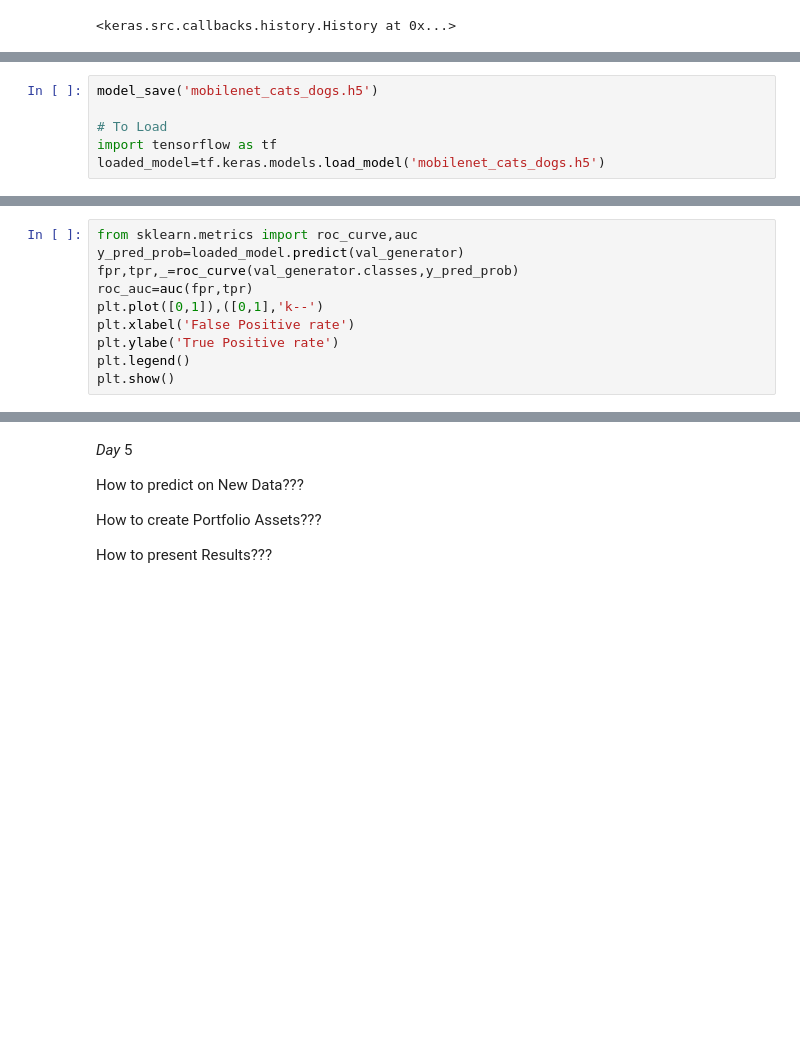
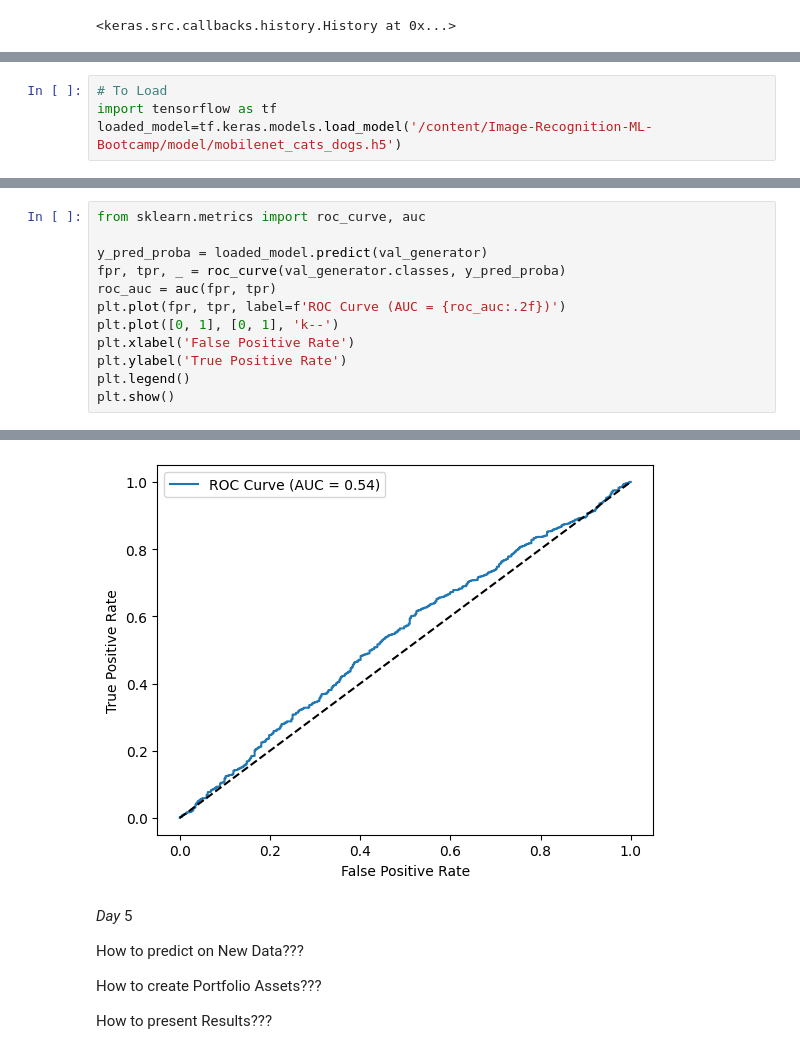
Before and after one commit to snjugunanjenga/Image-Recognition-ML-Bootcamp, a Jupyter notebook: Image_Recognition_5Days_Bootcamp.ipynb, the cells around one changed output, grey strips where cells are left out. Drawn from its saved outputs; the diff is of its cells as text; blank space fills up the shorter version.

```diff
--- a/Image_Recognition_5Days_Bootcamp.ipynb
+++ b/Image_Recognition_5Days_Bootcamp.ipynb
@@ -349,6 +397,4 @@ Epoch 1/3
 # %%
-model_save('mobilenet_cats_dogs.h5')
-
 # To Load
 import tensorflow as tf
-loaded_model=tf.keras.models.load_model('mobilenet_cats_dogs.h5')
+loaded_model=tf.keras.models.load_model('/content/Image-Recognition-ML-Bootcamp/model/mobilenet_cats_dogs.h5')
@@ -355,10 +403,13 @@ loaded_model=tf.keras.models.load_model('mobilenet_cats_dogs.h5')
 # %%
-from sklearn.metrics import roc_curve,auc
-y_pred_prob=loaded_model.predict(val_generator)
-fpr,tpr,_=roc_curve(val_generator.classes,y_pred_prob)
-roc_auc=auc(fpr,tpr)
-plt.plot([0,1]),([0,1],'k--')
-plt.xlabel('False Positive rate')
-plt.ylabe('True Positive rate')
+from sklearn.metrics import roc_curve, auc
+
+y_pred_proba = loaded_model.predict(val_generator)
+fpr, tpr, _ = roc_curve(val_generator.classes, y_pred_proba)
+roc_auc = auc(fpr, tpr)
+plt.plot(fpr, tpr, label=f'ROC Curve (AUC = {roc_auc:.2f})')
+plt.plot([0, 1], [0, 1], 'k--')
+plt.xlabel('False Positive Rate')
+plt.ylabel('True Positive Rate')
 plt.legend()
 plt.show()
+# %% [output]
@@ -365,3 +417,4 @@ plt.show()
+[figure, added]
 # %% [markdown]
 *Day* 5
 
```
Also changed, not shown: parts of 11 cells of this notebook.
